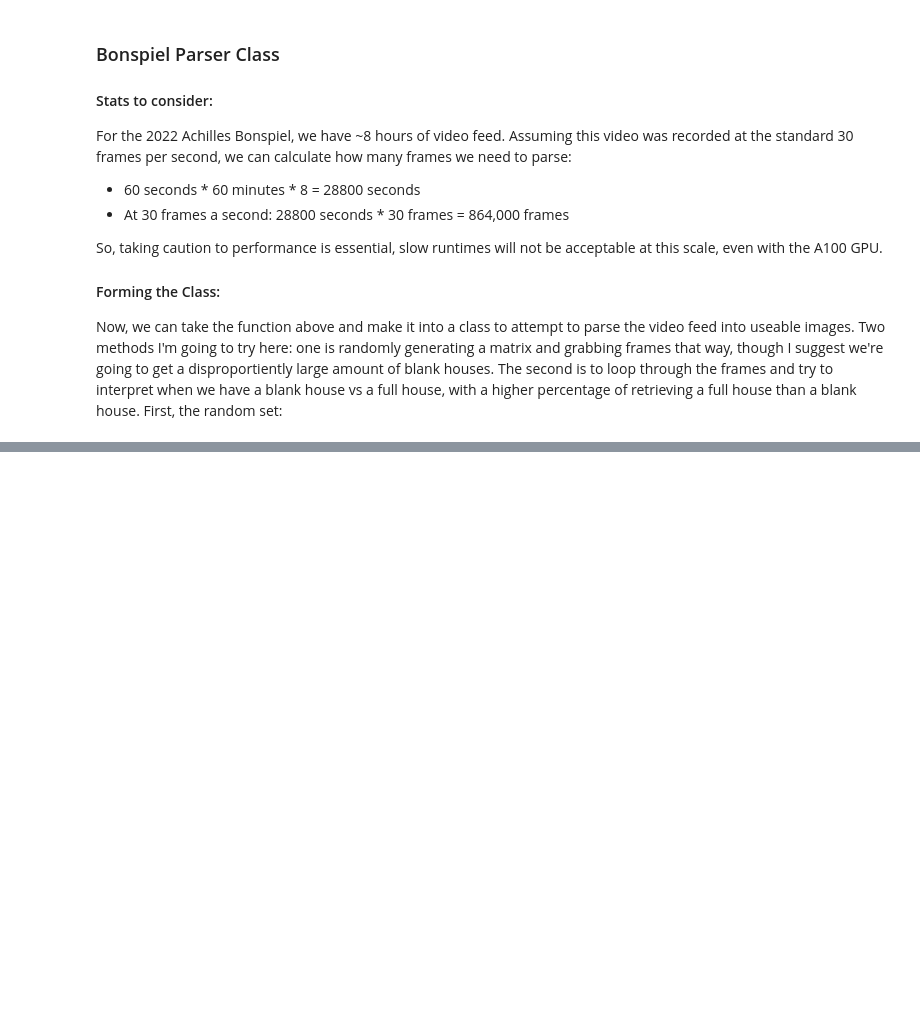
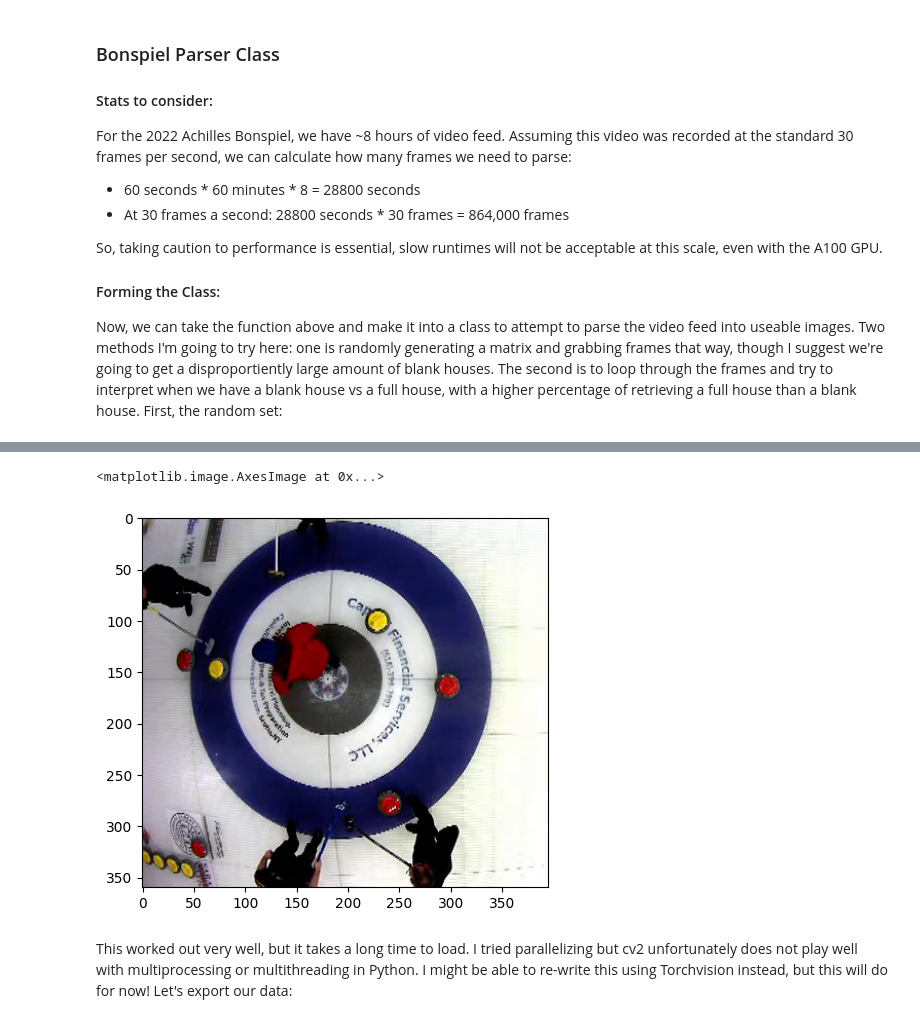
Before and after one commit to anderm18/CurlingVAR, a Jupyter notebook: CurlingDataRetrieval.ipynb, the cells around one changed output, grey strips where cells are left out. Saved outputs shown, nothing was run; the diff lists cells and outputs as text; code cells hidden in the pictures; blank space fills up the shorter version.

```diff
--- a/CurlingDataRetrieval.ipynb
+++ b/CurlingDataRetrieval.ipynb
@@ -161,0 +192,7 @@ if __name__ == "__main__":
+# %%
+plt.imshow(frames[289])
+# %% [output]
+<matplotlib.image.AxesImage at 0x...>
+[figure, added]
+# %% [markdown]
+This worked out very well, but it takes a long time to load. I tried parallelizing but cv2 unfortunately does not play well with multiprocessing or multithreading in Python. I might be able to re-write this using Torchvision instead, but this will do for now! Let's export our data:
```
Also changed, not shown: parts of 5 cells of this notebook.
